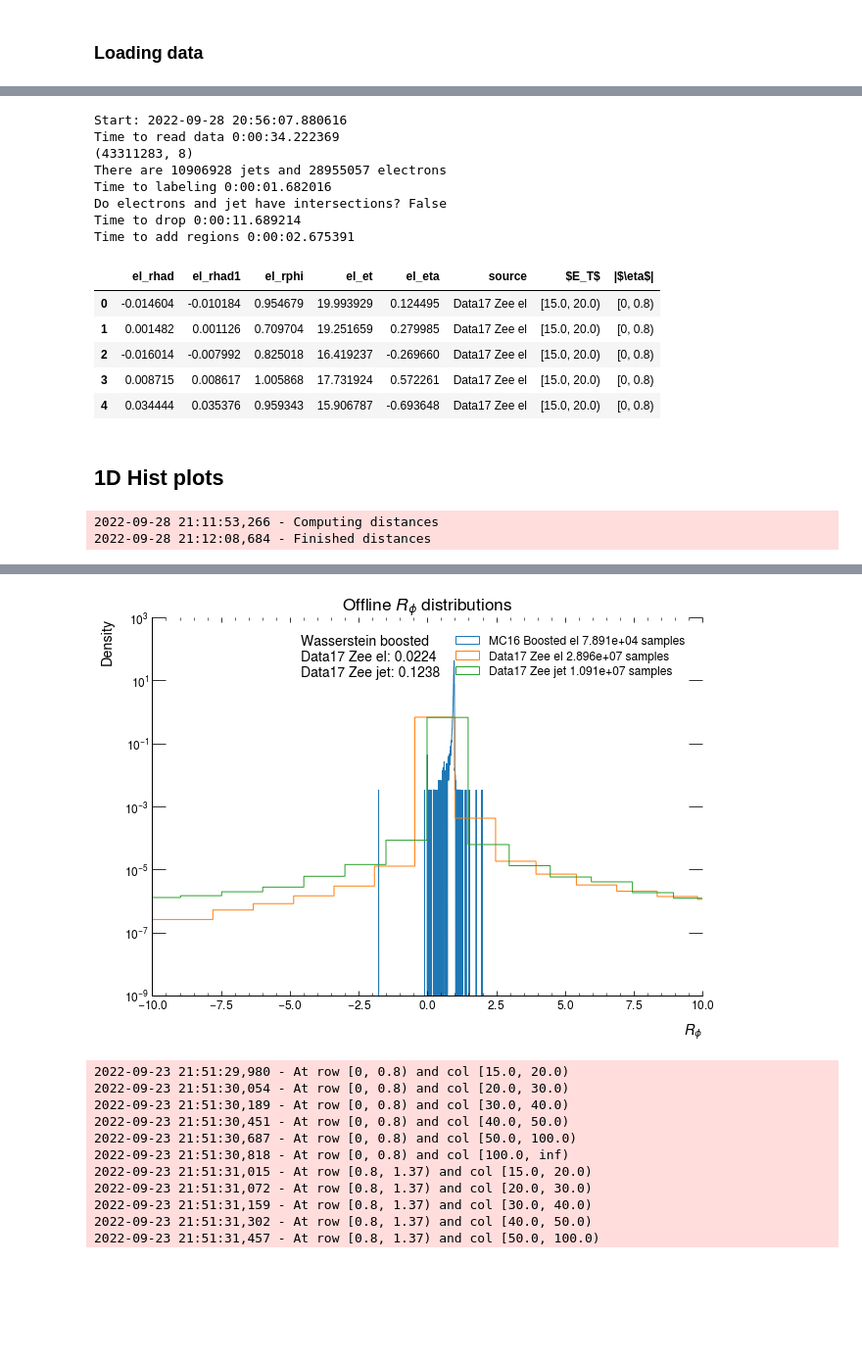
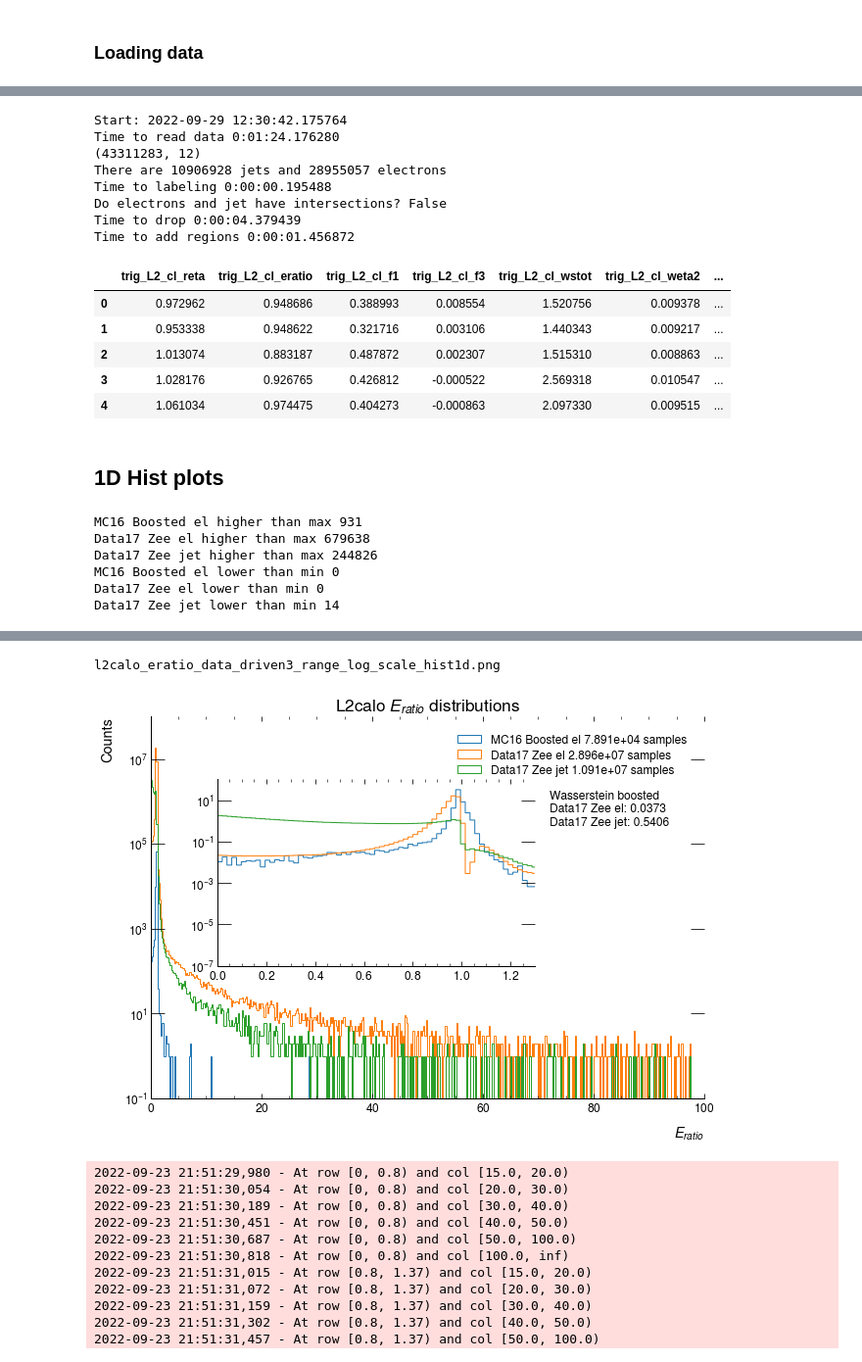
Before and after one commit to lucasbanunes/ringer, a Jupyter notebook: plots.ipynb, the cells around one changed output, grey strips where cells are left out. Shown at 98% size. Saved outputs shown, nothing was run; the diff lists cells and outputs as text; code cells hidden in the pictures; blank space fills up the shorter version.

Commit message:
Minor changes to plots.ipynb

```diff
--- a/plots.ipynb
+++ b/plots.ipynb
@@ -336,7 +347,7 @@ def get_hist2d_log_norms(data, x, y, var_bins, var_ranges, step):
 # %%
 plot_cols = list()
 plot_logger = get_logger('plot_log', file=False)
-step='L2Calo'
+step = 'l2calo'
 basepath = os.path.join('..', '..')
 output_dir = os.path.join(basepath, 'analysis', 'vars_distributions')
 if not os.path.exists(output_dir):
@@ -347,9 +358,8 @@ collision_path = os.path.join(datapath, 'ided_data17_13TeV.AllPeriods.sgn.probes
 #                              'ided_data17_13TeV.AllPeriods.sgn.probes_lhvloose_EGAM1.bkg.vprobes_vlhvloose_EGAM7.GRL_v97.25bins.parquet_et4_eta4.parquet')
 boosted_path = os.path.join(datapath, 'ided_mc16_13TeV.302236_309995_341330.sgn.boosted_probes.WZ_llqq_plus_radion_ZZ_llqq_plus_ggH3000.merge.25bins.v2.parquet')
 
-step = 'offline'
-load_cols = VAR_INFOS.loc[(VAR_INFOS['type'] == 'shower_shape') & (~VAR_INFOS[step].isnull()) & (VAR_INFOS['l2calo'].isnull()), step].to_list()
-load_cols += VAR_INFOS.loc[VAR_INFOS['name'].isin(['et', 'eta']), step].to_list()
+load_cols = VAR_INFOS.loc[(VAR_INFOS['type'] == 'shower_shape') & (~VAR_INFOS[step].isnull()), step].to_list()
+load_cols += VAR_INFOS.loc[VAR_INFOS['name'].isin(['et', 'eta', 'mu']), step].to_list()
 et_info = get_var_info('et')
 # load_cols += VAR_INFOS.loc[VAR_INFOS['name'].isin(['ehad1', 'e2tsts1']), 'l2calo'].to_list()
 print(load_cols)
@@ -418,20 +429,20 @@ end_time = datetime.now()
 print(f'Time to add regions {end_time-drop_time}')
 el_data.head()
 # %% [output]
-Start: 2022-09-28 20:56:07.880616
-Time to read data 0:00:34.222369
-(43311283, 8)
+Start: 2022-09-29 12:30:42.175764
+Time to read data 0:01:24.176280
+(43311283, 12)
 There are 10906928 jets and 28955057 electrons
-Time to labeling 0:00:01.682016
+Time to labeling 0:00:00.195488
 Do electrons and jet have intersections? False
-Time to drop 0:00:11.689214
-Time to add regions 0:00:02.675391
+Time to drop 0:00:04.379439
+Time to add regions 0:00:01.456872
-|  | el_rhad | el_rhad1 | el_rphi | el_et | el_eta | source | $E_T$ | |$\eta$| |
-| 0 | -0.014604 | -0.010184 | 0.954679 | 19.993929 | 0.124495 | Data17 Zee el | [15.0, 20.0) | [0, 0.8) |
-| 1 | 0.001482 | 0.001126 | 0.709704 | 19.251659 | 0.279985 | Data17 Zee el | [15.0, 20.0) | [0, 0.8) |
-| 2 | -0.016014 | -0.007992 | 0.825018 | 16.419237 | -0.269660 | Data17 Zee el | [15.0, 20.0) | [0, 0.8) |
-| 3 | 0.008715 | 0.008617 | 1.005868 | 17.731924 | 0.572261 | Data17 Zee el | [15.0, 20.0) | [0, 0.8) |
-| 4 | 0.034444 | 0.035376 | 0.959343 | 15.906787 | -0.693648 | Data17 Zee el | [15.0, 20.0) | [0, 0.8) |
+|  | trig_L2_cl_reta | trig_L2_cl_eratio | trig_L2_cl_f1 | trig_L2_cl_f3 | trig_L2_cl_wstot | trig_L2_cl_weta2 | ... |
+| 0 | 0.972962 | 0.948686 | 0.388993 | 0.008554 | 1.520756 | 0.009378 | ... |
+| 1 | 0.953338 | 0.948622 | 0.321716 | 0.003106 | 1.440343 | 0.009217 | ... |
+| 2 | 1.013074 | 0.883187 | 0.487872 | 0.002307 | 1.515310 | 0.008863 | ... |
+| 3 | 1.028176 | 0.926765 | 0.426812 | -0.000522 | 2.569318 | 0.010547 | ... |
+| 4 | 1.061034 | 0.974475 | 0.404273 | -0.000863 | 2.097330 | 0.009515 | ... |
 # %%
 data = {
     'MC16 Boosted el': boosted_data,
@@ -441,10 +452,11 @@ data = {
 # %% [markdown]
 ## 1D Hist plots
 # %%
-range_type = 'free'
-var='rphi'
+range_type = 'data_driven'
+var='eratio'
 plot_scale = 'log'
-sub_ax = False
+sub_ax = True
+bins = 500
 var_info = get_var_info(var)
 if range_type == 'free':
     xrange = None
@@ -458,7 +470,7 @@ elif range_type == 'boosted':
 elif range_type == 'data_driven':
     max_val = -np.inf
     min_val = np.inf
-    upper_lim = np.inf
+    upper_lim = 98
     lower_lim = 0
     for data_df in data.values():
         val = data_df.loc[data_df[var_info[step]] < upper_lim, var_info[step]].max()
@@ -471,27 +483,36 @@ elif range_type == 'data_driven':
     xrange = (min_val, max_val)
 else:   #Custom
     xrange=None
+if xrange is not None:
+    for data_name, data_df in data.items():
+        print(f'{data_name} higher than max {(data_df[var_info[step]] > xrange[1]).sum()}')
+    for data_name, data_df in data.items():
+        print(f'{data_name} lower than min {(data_df[var_info[step]] < xrange[0]).sum()}')
 title = f'{step.capitalize()} {var_info["label"]} distributions'
 fig, ax = plt.subplots(1,1, figsize=(9,6.6), dpi=72)
 ax, hist, patches = histplot(data, var_info[step], xlabel=var_info['label'], xrange=xrange,
-                          xbins=1000, include_legend=True, xlim=(-10,10),xlabel_loc='right',
+                          xbins=bins, write_legend=True, xlim=None,xlabel_loc='right', density=False,
                           title=title, ax=ax, plot_scale=plot_scale, despine=True)
 plot_logger.info('Computing distances')
-distances = wasserstein_versus_boosted(data, var_info[step], var_range=xrange)
+# distances = wasserstein_versus_boosted(data, var_info[step], var_range=xrange)
 box_text = '\n'.join(['Wasserstein boosted'] + [f'{name}: {dist:.4f}' for name, dist in distances.items()])
-ax.text(0.27,0.85, box_text, fontsize=14, wrap=True, transform=ax.transAxes,
+ax.text(0.72,0.72, box_text, fontsize='large', wrap=True, transform=ax.transAxes,
     bbox=dict(boxstyle='round', facecolor='white', edgecolor='white'))
 plot_logger.info('Finished distances')
 if sub_ax and range_type != 'free':
-    sub_ax_pos = [0.5, 0.35, 0.43, 0.4]
+    sub_ax_pos = [0.2, 0.4, 0.5, 0.4]
     sub_ax = fig.add_axes(sub_ax_pos)
     sub_ax, hist, patches = histplot(data, var_info[step], xlabel=None, xrange=xrange,
-                            xbins=300, include_legend=False, xlim=(0,6), xlabel_loc='right',
+                            xbins=10*bins, write_legend=False, xlim=(0,1.3), xlabel_loc='right',
                             title=None, ax=sub_ax, plot_scale=plot_scale, despine=True, write_labels=False)
 fig.tight_layout()
-filename = f'{step}_{var_info["name"]}_{range_type}_range_{plot_scale}_scale_hist1d.png'
+filename = f'{step}_{var_info["name"]}_{range_type}3_range_{plot_scale}_scale_hist1d.png'
 print(filename)
 fig.savefig(os.path.join(output_dir, filename), transparent=False, facecolor='white')
 # %% [output]
-2022-09-28 21:11:53,266 - Computing distances
-2022-09-28 21:12:08,684 - Finished distances
+MC16 Boosted el higher than max 931
+Data17 Zee el higher than max 679638
+Data17 Zee jet higher than max 244826
+MC16 Boosted el lower than min 0
+Data17 Zee el lower than min 0
+Data17 Zee jet lower than min 14
@@ -499,4 +521,5 @@ offline_rphi_free_range_log_scale_hist1d.png
+l2calo_eratio_data_driven3_range_log_scale_hist1d.png
-[figure, old version]
+[figure, new version]
 # %%
 var='eratio'
 plot_scale = 'log'
```
Also changed, not shown: parts of 7 cells of this notebook.
